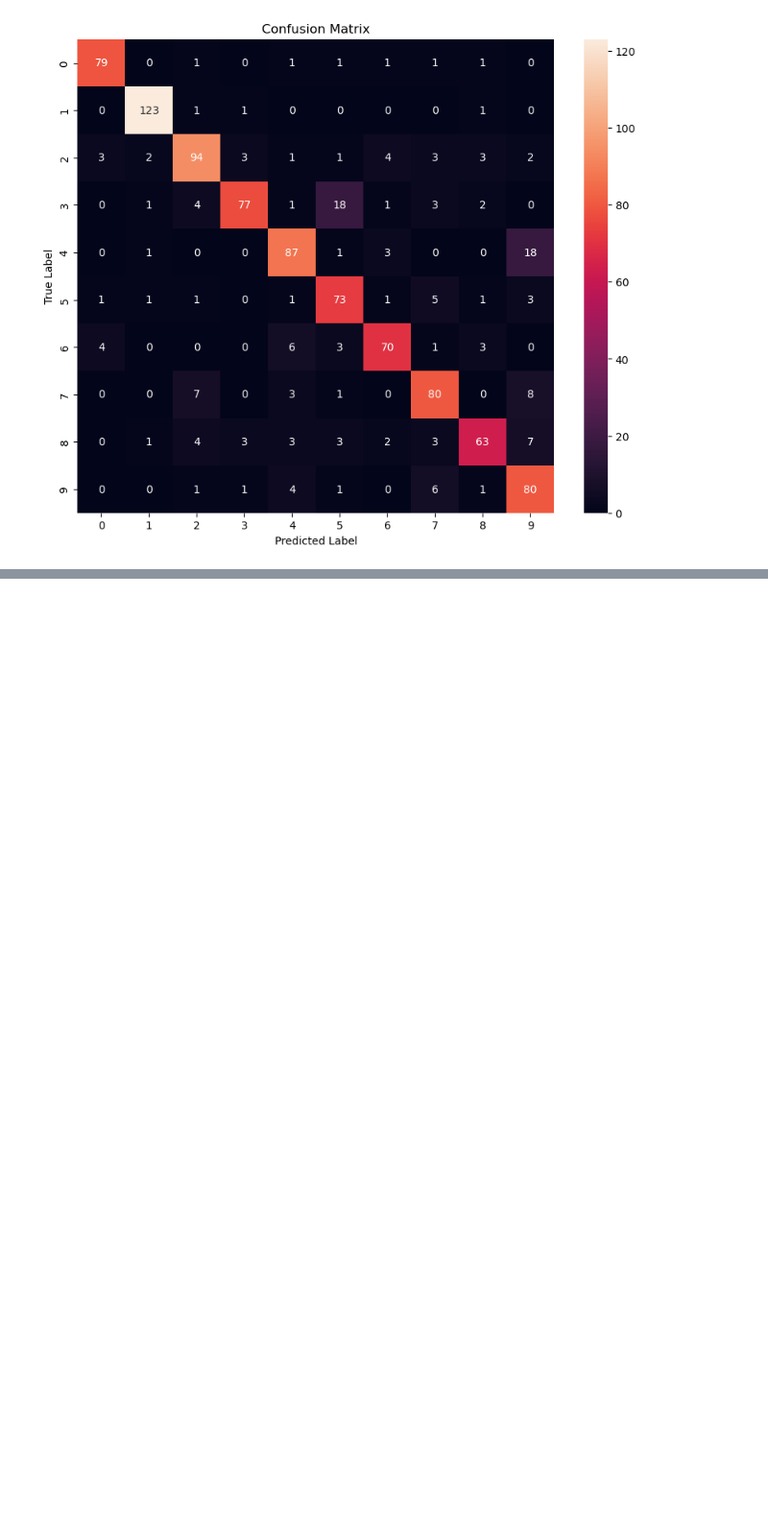
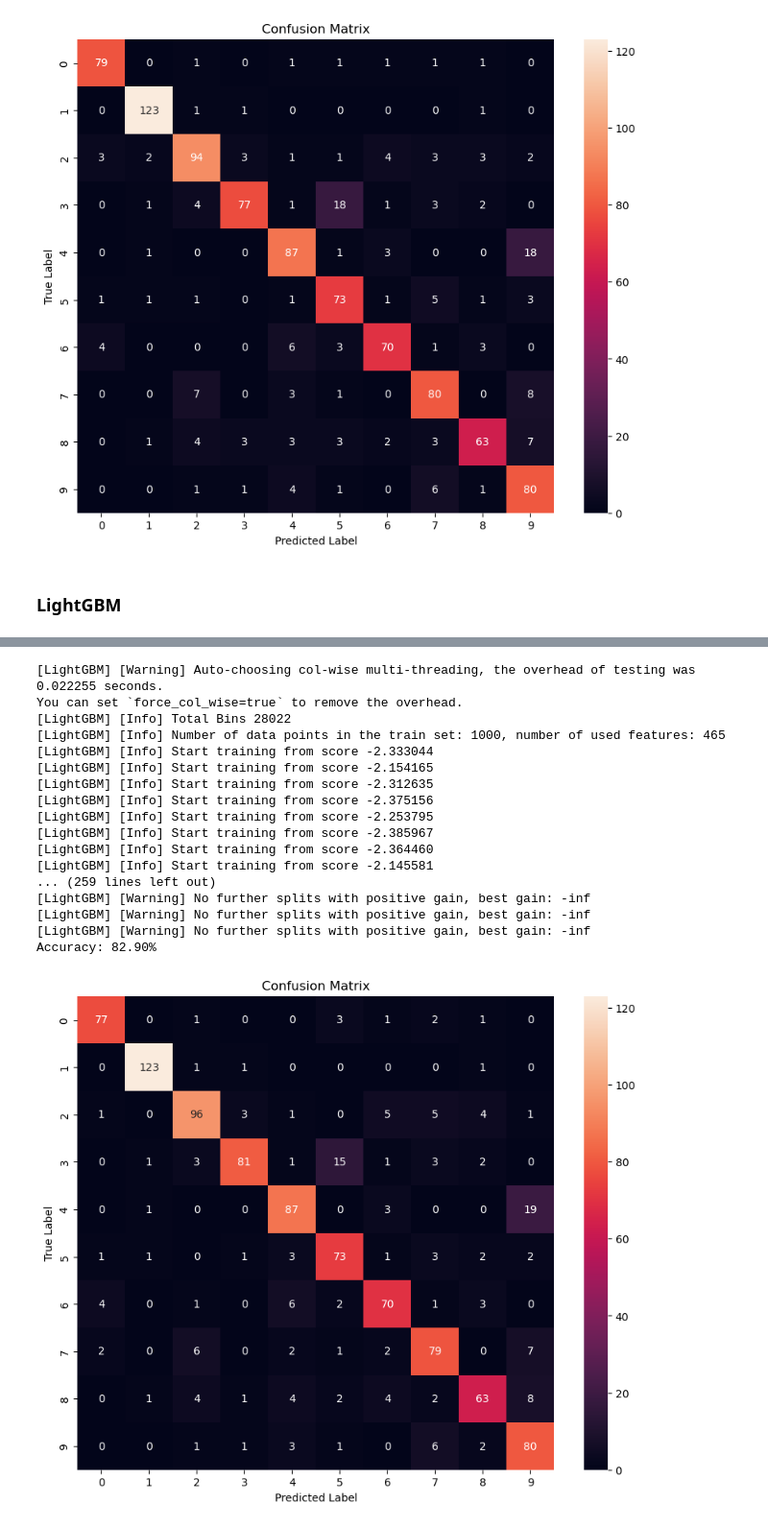
Before and after one commit to Sweet196/Basic-Mnist-Classification, a Jupyter notebook: Mnist_Classification.ipynb, the cells around one changed output, grey strips where cells are left out. Shown at 96% size. Cells and saved outputs as stored; diff of their text form; code cells hidden in the pictures; blank space fills up the shorter version.

Commit message:
add lightgbm

```diff
--- a/Mnist_Classification.ipynb
+++ b/Mnist_Classification.ipynb
@@ -264,3 +264,54 @@ plt.show()
 To enable the following instructions: SSE4.1 SSE4.2 AVX AVX2 FMA, in other operations, rebuild TensorFlow with the appropriate compiler flags.
 Accuracy: 82.60%
 [figure]
+# %% [markdown]
+### LightGBM
+# %%
+import lightgbm as lgb
+from sklearn.metrics import accuracy_score, confusion_matrix
+import matplotlib.pyplot as plt
+import seaborn as sns
+from tensorflow.keras.datasets import mnist
+import numpy as np
+
+(X_train, y_train), (X_test, y_test) = mnist.load_data()
+
+# Reshape the data for training and testing
+X_train = X_train.reshape((60000, 28*28))[:1000]
+X_test = X_test.reshape((10000, 28*28))[:1000]
+y_train = y_train.astype(int)[:1000]
+y_test = y_test.astype(int)[:1000]
+
+# Create Dataset objects from the data
+train_data = lgb.Dataset(X_train, label=y_train)
+test_data = lgb.Dataset(X_test, label=y_test)
+
+# Define the hyperparameters for the LightGBM model
+param = {
+    'max_depth': 3,
+    'learning_rate': 0.1,
+    'objective': 'multiclass',
+    'num_class': 10
+}
+
+# Train the LightGBM model
+num_rounds = 50
+bst = lgb.train(param, train_data, num_rounds)
+
+# Predict the labels for the test set
+preds = bst.predict(X_test)
+preds = np.argmax(preds, axis=1)
+
+# Calculate the accuracy of the classifier
+acc = accuracy_score(y_test, preds)
+print("Accuracy: {:.2f}%".format(acc * 100))
+
+# Plot the confusion matrix
+cm = confusion_matrix(y_test, preds)
+plt.figure(figsize=(10, 8))
+sns.heatmap(cm, annot=True, fmt='d')
+plt.title('Confusion Matrix')
+plt.xlabel('Predicted Label')
+plt.ylabel('True Label')
+plt.show()
+# %% [output]
@@ -266,0 +320,18 @@ Accuracy: 82.60%
+[LightGBM] [Warning] Auto-choosing col-wise multi-threading, the overhead of testing was 0.022255 seconds.
+You can set `force_col_wise=true` to remove the overhead.
+[LightGBM] [Info] Total Bins 28022
+[LightGBM] [Info] Number of data points in the train set: 1000, number of used features: 465
+[LightGBM] [Info] Start training from score -2.333044
+[LightGBM] [Info] Start training from score -2.154165
+[LightGBM] [Info] Start training from score -2.312635
+[LightGBM] [Info] Start training from score -2.375156
+[LightGBM] [Info] Start training from score -2.253795
+[LightGBM] [Info] Start training from score -2.385967
+[LightGBM] [Info] Start training from score -2.364460
+[LightGBM] [Info] Start training from score -2.145581
+... (259 lines left out)
+[LightGBM] [Warning] No further splits with positive gain, best gain: -inf
+[LightGBM] [Warning] No further splits with positive gain, best gain: -inf
+[LightGBM] [Warning] No further splits with positive gain, best gain: -inf
+Accuracy: 82.90%
+[figure, added]
```
Also changed, not shown: parts of 1 cell of this notebook.
